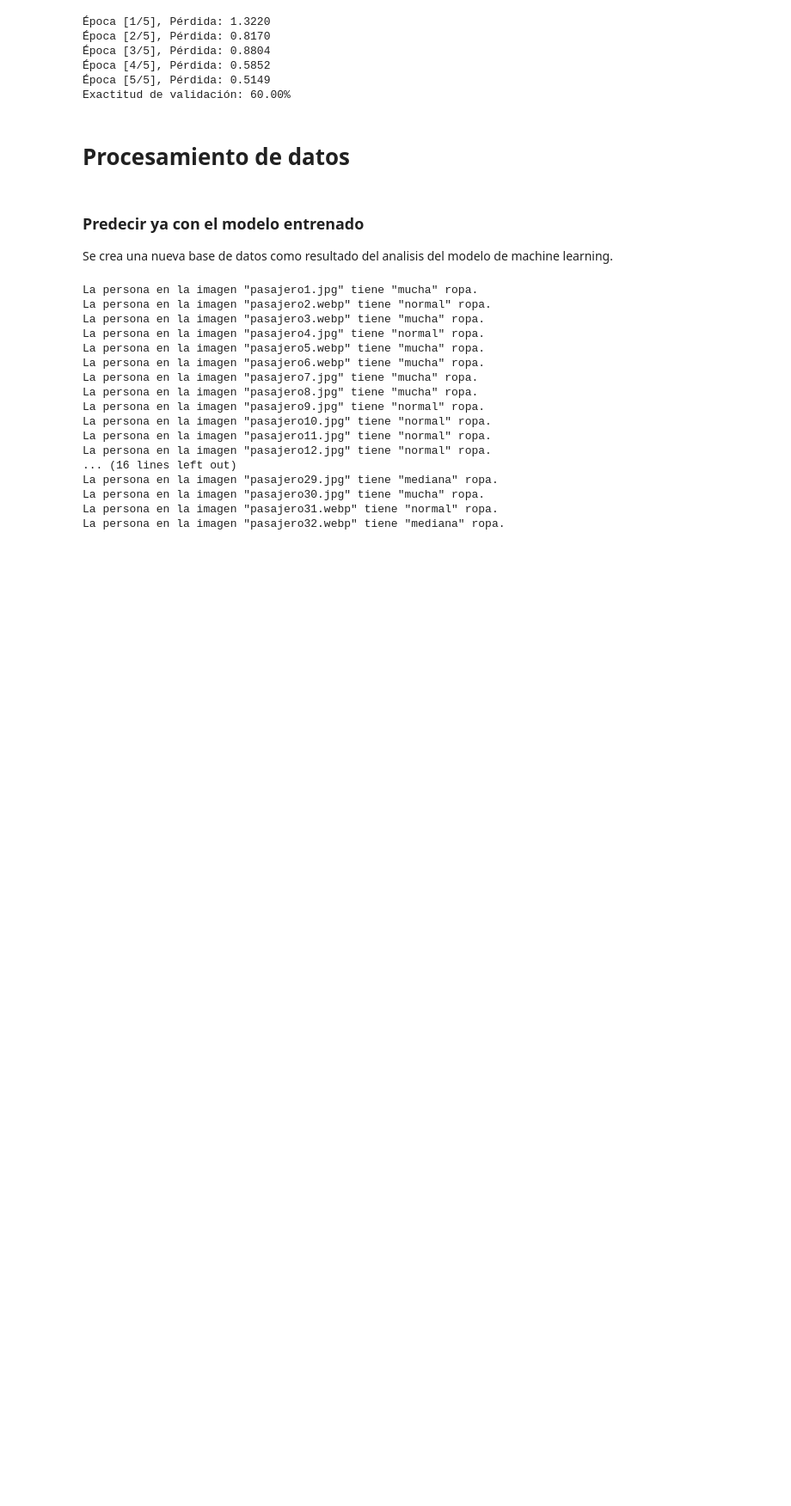
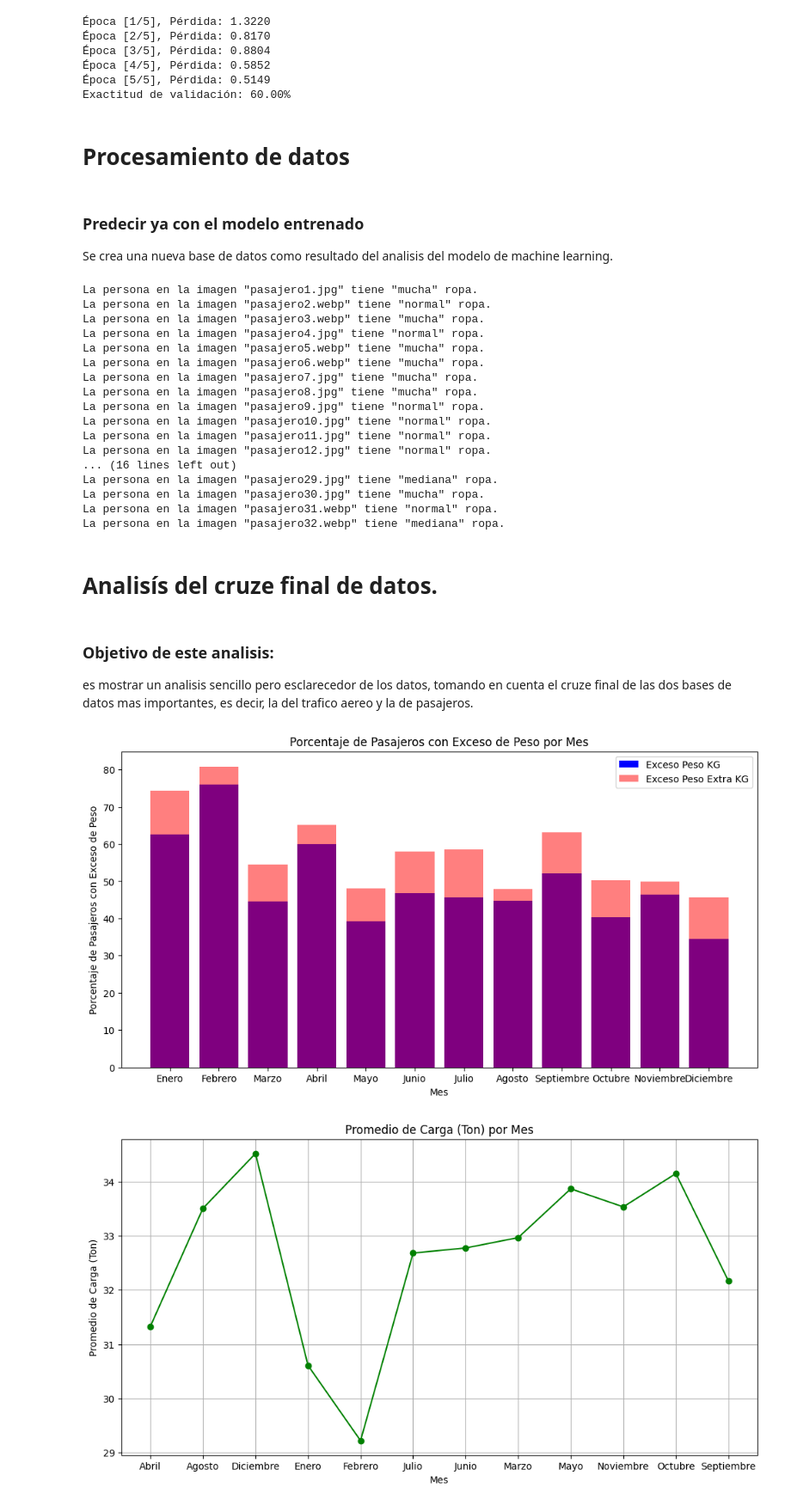
Before and after one commit to fcordovav/Proyecto_INFO147_2024_I, a Jupyter notebook: src/main.ipynb, the cells around one changed output. Shown: that part at 86% size. Drawn from its saved outputs; the diff is of its cells as text; code cells hidden in the pictures; blank space fills up the shorter version.

```diff
--- a/src/main.ipynb
+++ b/src/main.ipynb
@@ -155,3 +155,77 @@ La persona en la imagen "pasajero29.jpg" tiene "mediana" ropa.
 La persona en la imagen "pasajero30.jpg" tiene "mucha" ropa.
 La persona en la imagen "pasajero31.webp" tiene "normal" ropa.
 La persona en la imagen "pasajero32.webp" tiene "mediana" ropa.
+# %% [markdown]
+# Analisís del cruze final de datos.
+# %% [markdown]
+### Objetivo de este analisis:
+es mostrar un analisis sencillo pero esclarecedor de los datos, tomando en cuenta el cruze final de las dos bases de datos mas importantes, es decir, la del trafico aereo y la de pasajeros.
+# %%
+# Importar las librerías necesarias
+import pandas as pd
+import matplotlib.pyplot as plt
+import os
+
+# Definir la ruta del archivo final
+folder_1 = '../db_Final'
+archivo_final = os.path.join(folder_1, 'db_Final.xlsx')
+
+# Cargar el archivo Excel final
+df_final = pd.read_excel(archivo_final)
+
+# Porcentaje de Exceso de Peso por Mes
+porcentaje_exceso_peso = pd.DataFrame(columns=['Mes', 'Exceso_peso_kg', 'Exceso_peso_extra_kg'])
+
+for mes in df_final['Mes'].unique():
+    total_pasajeros = len(df_final[df_final['Mes'] == mes])
+    exceso_peso_kg = len(df_final[(df_final['Mes'] == mes) & (df_final['Exceso_peso_kg'] == True)]) / total_pasajeros * 100
+    exceso_peso_extra_kg = len(df_final[(df_final['Mes'] == mes) & (df_final['Exceso_peso_extra_kg'] == True)]) / total_pasajeros * 100
+
+    porcentaje_exceso_peso = pd.concat([porcentaje_exceso_peso, pd.DataFrame({
+        'Mes': [mes],
+        'Exceso_peso_kg': [exceso_peso_kg],
+        'Exceso_peso_extra_kg': [exceso_peso_extra_kg]
+    })], ignore_index=True)
+
+# Ordenar los meses para que aparezcan en orden cronológico
+porcentaje_exceso_peso['Mes'] = pd.Categorical(porcentaje_exceso_peso['Mes'], categories=[
+    "Enero", "Febrero", "Marzo", "Abril", "Mayo", "Junio",
+    "Julio", "Agosto", "Septiembre", "Octubre", "Noviembre", "Diciembre"
+], ordered=True)
+porcentaje_exceso_peso = porcentaje_exceso_peso.sort_values('Mes')
+
+# Crear el gráfico de barras
+plt.figure(figsize=(12, 6))
+plt.bar(porcentaje_exceso_peso['Mes'], porcentaje_exceso_peso['Exceso_peso_kg'], color='b', label='Exceso Peso KG')
+plt.bar(porcentaje_exceso_peso['Mes'], porcentaje_exceso_peso['Exceso_peso_extra_kg'], color='r', alpha=0.5, label='Exceso Peso Extra KG')
+
+# Añadir etiquetas y título
+plt.xlabel('Mes')
+plt.ylabel('Porcentaje de Pasajeros con Exceso de Peso')
+plt.title('Porcentaje de Pasajeros con Exceso de Peso por Mes')
+plt.legend()
+
+# Mostrar el gráfico
+plt.show()
+
+promedio_carga_por_mes = df_final.groupby('Mes')['CARGA (Ton)'].mean()
+
+plt.figure(figsize=(12, 6))
+plt.plot(promedio_carga_por_mes.index, promedio_carga_por_mes.values, marker='o', linestyle='-', color='green')
+plt.xlabel('Mes')
+plt.ylabel('Promedio de Carga (Ton)')
+plt.title('Promedio de Carga (Ton) por Mes')
+plt.grid(True)
+plt.show()
+
+# Relación entre el Número de Pasajeros y la Carga Total
+plt.figure(figsize=(10, 6))
+plt.scatter(df_final['PASAJEROS'], df_final['CARGA (Ton)'], alpha=0.7, color='purple')
+plt.xlabel('Número de Pasajeros')
+plt.ylabel('Carga (Ton)')
+plt.title('Relación entre el Número de Pasajeros y la Carga Total')
+plt.grid(True)
+plt.show()
+# %% [output]
+[figure, added]
+[figure, added]
```
Also changed, not shown: parts of 2 cells of this notebook, 2 other files.
